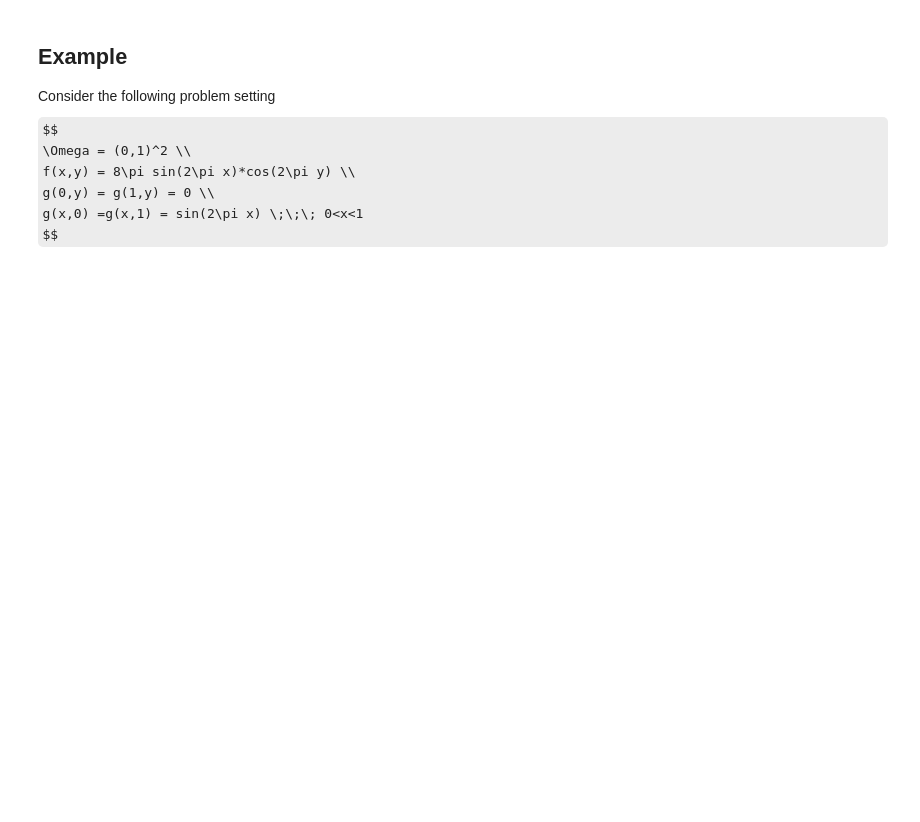
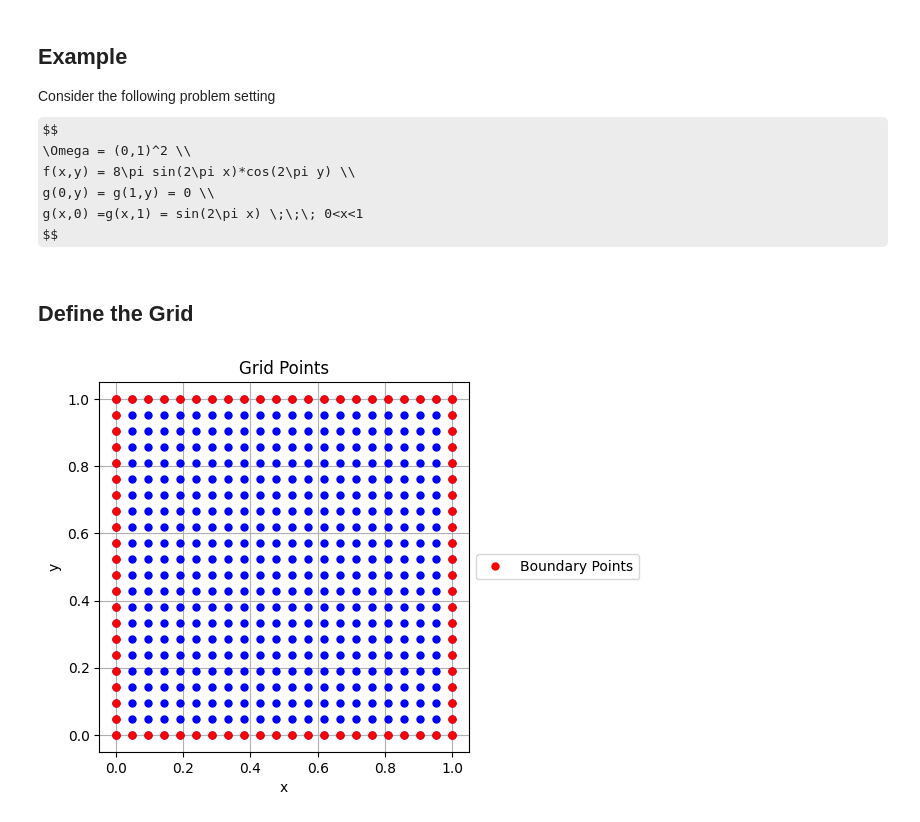
Before and after one commit to GabeXxX/NAPDE-Coursework, a Jupyter notebook: Finite difference and Poisson equation.ipynb, the cells around one changed output. Cells and saved outputs as stored; diff of their text form; code cells hidden in the pictures; some formulas as TeX source; blank space fills up the shorter version.

```diff
--- a/Finite difference and Poisson equation.ipynb
+++ b/Finite difference and Poisson equation.ipynb
@@ -143,3 +263,49 @@ f(x,y) = 8\pi sin(2\pi x)*cos(2\pi y) \\
 g(0,y) = g(1,y) = 0 \\
 g(x,0) =g(x,1) = sin(2\pi x) \;\;\; 0<x<1
 $$
+# %%
+# Parameters
+n_x = n_y = 20
+n = n_x*n_y
+h = h_x = h_y = 1/n
+a = 0
+b = 1
+c = 0
+d = 1
+
+# Source term
+def f(x,y):
+    return 8*np.pi**2*np.sin(2*np.pi*x)*np.cos(2*np.pi*y)
+
+# Boundary terms
+def g_top_bottom(x):
+    return np.sin(2*np.pi*x)
+
+def g_left_right():
+    return 0
+# %% [markdown]
+## Define the Grid
+# %%
+# Define the grid s.t. x_0 = a, x_n+1 = b, y_0 = c, y_n+1 = d
+x = np.linspace(a, b, n_x+1+1)
+y = np.linspace(c, d, n_y+1+1)
+xv, yv = np.meshgrid(x, y)
+# %%
+# Plot the grid
+plt.plot(xv, yv, marker='o', linestyle='none', color='blue', markersize=5)
+
+# Plot the boundary points
+plt.plot(xv[:, 0], yv[:, 0], marker='o', linestyle='none', color='red', markersize=5, label='Boundary Points')  # Left boundary
+plt.plot(xv[:, -1], yv[:, -1], marker='o', linestyle='none', color='red', markersize=5)  # Right boundary
+plt.plot(xv[0, :], yv[0, :], marker='o', linestyle='none', color='red', markersize=5)  # Top boundary
+plt.plot(xv[-1, :], yv[-1, :], marker='o', linestyle='none', color='red', markersize=5)  # Bottom boundary
+
+plt.xlabel('x')
+plt.ylabel('y')
+plt.title('Grid Points')
+plt.gca().set_aspect('equal', adjustable='box')
+plt.grid(True)
+plt.legend(loc='center left', bbox_to_anchor=(1, 0.5))
+plt.show()
+# %% [output]
+[figure, added]
```
Also changed, not shown: parts of 29 cells of this notebook, 1 other file.
